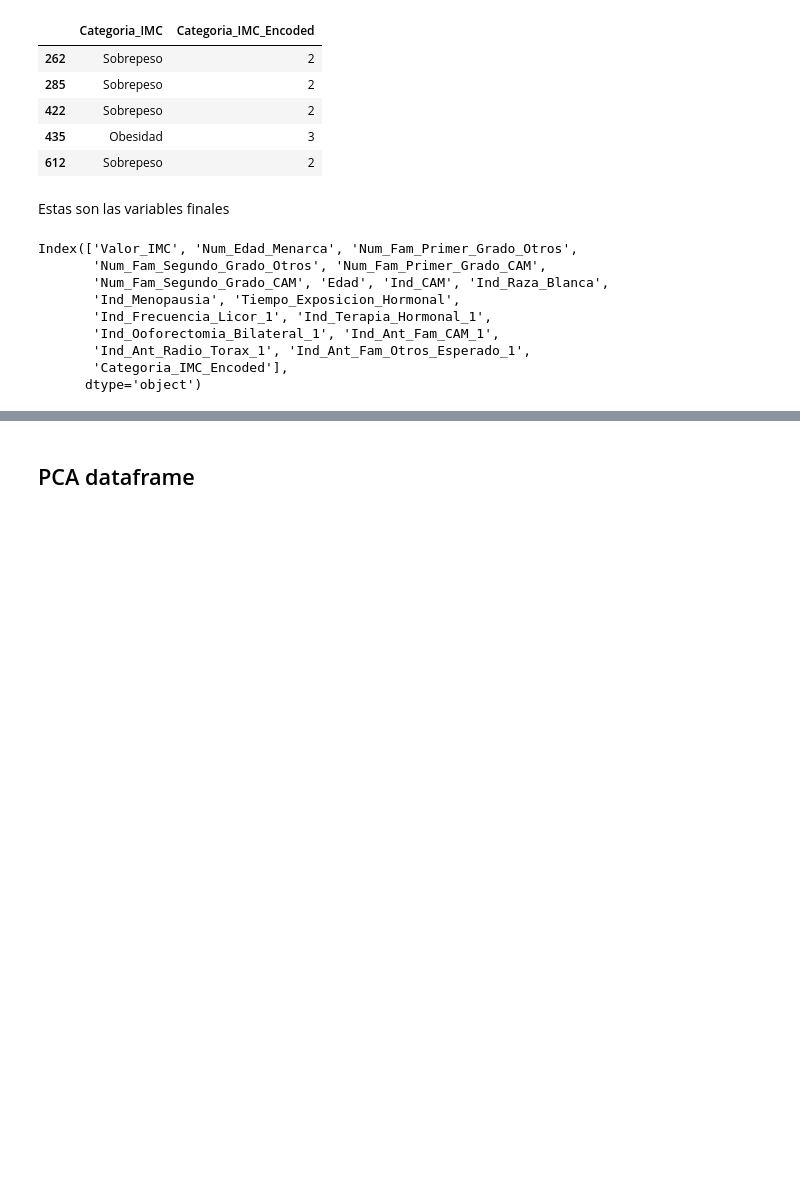
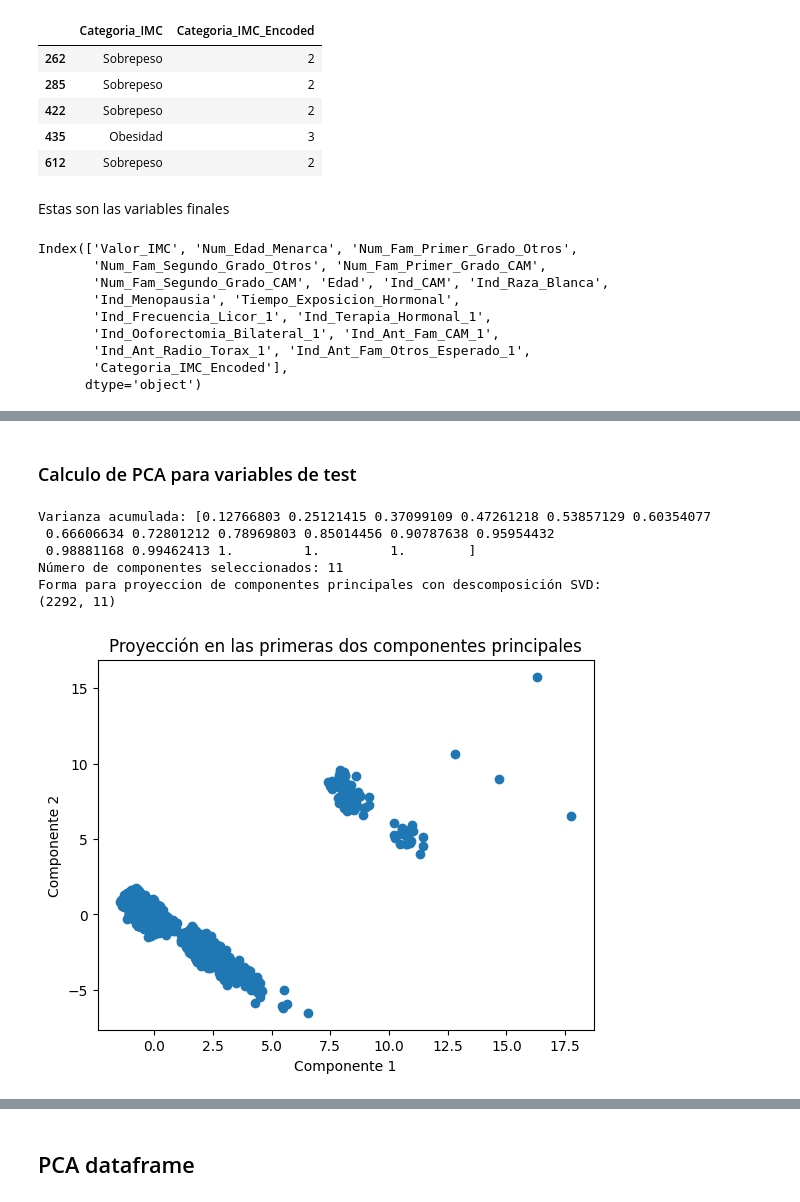
Before and after one commit to jherronr/Modelo_CA_Mama, a Jupyter notebook: Modelo_CA_Mama.ipynb, the cells around one changed output, grey strips where cells are left out. Cells and saved outputs as stored; diff of their text form; code cells hidden in the pictures; blank space fills up the shorter version.

Commit message:
:art: Calculo de pca por descomposición de valores singulares y por eigenvactores y eigenvalores de la matriz de covarianzas

```diff
--- a/Modelo_CA_Mama.ipynb
+++ b/Modelo_CA_Mama.ipynb
@@ -1425,0 +1690,9 @@ Index(['Valor_IMC', 'Num_Edad_Menarca', 'Num_Fam_Primer_Grado_Otros',
+# %%
+sorted_indices = np.argsort(eigenvalues)[::-1]
+sorted_eigenvalues = eigenvalues[sorted_indices]
+sorted_eigenvectors = eigenvectors[:, sorted_indices]
+
+print("Eigenvalores (varianza explicada) en orden descendente:")
+print(sorted_eigenvalues)
+print("\nEigenvectores (direcciones principales) en orden descendente:")
+print(sorted_eigenvectors)
@@ -1425,0 +1717,9 @@ Index(['Valor_IMC', 'Num_Edad_Menarca', 'Num_Fam_Primer_Grado_Otros',
+# %%
+# Paso 4: Seleccionar componentes hasta que expliquen un porcentaje de varianza
+explained_variance_ratio = sorted_eigenvalues / np.sum(sorted_eigenvalues)
+cumulative_variance = np.cumsum(explained_variance_ratio)
+
+print("Varianza explicada por cada componente:")
+print(explained_variance_ratio)
+print("\nVarianza acumulada:")
+print(cumulative_variance)
@@ -1425,0 +1736,8 @@ Index(['Valor_IMC', 'Num_Edad_Menarca', 'Num_Fam_Primer_Grado_Otros',
+# %%
+# Elegir el número de componentes para explicar al menos el 90% de la varianza
+k_optimal = np.argmax(cumulative_variance >= 0.90) + 1
+eigenvectors_k_optimal = sorted_eigenvectors[:, :k_optimal]
+
+print(f"Número de componentes para explicar al menos el 90% de la varianza: {k_optimal}")
+print("Eigenvectores correspondientes:")
+print(eigenvectors_k_optimal)
@@ -1425,0 +1762,4 @@ Index(['Valor_IMC', 'Num_Edad_Menarca', 'Num_Fam_Primer_Grado_Otros',
+# %%
+# Proyección de los datos con k componentes seleccionados
+X_train_pca_optimal = X_train_standardized.dot(eigenvectors_k_optimal)
+print(f"Nuevo tamaño de los datos proyectados: {X_train_pca_optimal.shape}")
@@ -1425,0 +1806,49 @@ Index(['Valor_IMC', 'Num_Edad_Menarca', 'Num_Fam_Primer_Grado_Otros',
+# %% [markdown]
+### Calculo de PCA para variables de test
+# %%
+U, S, Vt = np.linalg.svd(X_test_standardized, full_matrices=False)
+
+# Cuadramos los valores singulares para obtener los eigenvalores
+S_squared = S**2
+
+# Varianza total
+total_variance = np.sum(S_squared)
+
+# Varianza explicada por cada componente
+explained_variance = S_squared / total_variance
+
+# Varianza acumulada
+cumulative_variance = np.cumsum(explained_variance)
+
+# Mostrar varianza acumulada
+print("Varianza acumulada:", cumulative_variance)
+
+# Elegir número de componentes para alcanzar el 90% de varianza
+k = np.argmax(cumulative_variance >= 0.9) + 1  # k es el número de componentes para 90% de varianza
+print("Número de componentes seleccionados:", k)
+
+# Las componentes principales son las primeras k columnas de Vt (o filas de V)
+principal_components = Vt[:k]
+
+# Proyección de los datos originales sobre las componentes principales
+X_test_pca_svd = np.dot(X_test_standardized, principal_components.T)
+
+# Mostrar las primeras 5 observaciones proyectadas en las componentes principales
+print("Forma para proyeccion de componentes principales con descomposición SVD:")
+print(X_test_pca_svd.shape)
+# %% [output]
+Varianza acumulada: [0.12766803 0.25121415 0.37099109 0.47261218 0.53857129 0.60354077
+ 0.66606634 0.72801212 0.78969803 0.85014456 0.90787638 0.95954432
+ 0.98881168 0.99462413 1.         1.         1.        ]
+Número de componentes seleccionados: 11
+Forma para proyeccion de componentes principales con descomposición SVD:
+(2292, 11)
+# %%
+# Si X_train_pca_optimal es un DataFrame
+plt.scatter(X_train_pca_optimal.iloc[:, 0], X_train_pca_optimal.iloc[:, 1])
+plt.title('Proyección en las primeras dos componentes principales')
+plt.xlabel('Componente 1')
+plt.ylabel('Componente 2')
+plt.show()
+# %% [output]
+[figure, added]
```
Also changed, not shown: parts of 46 cells of this notebook.
